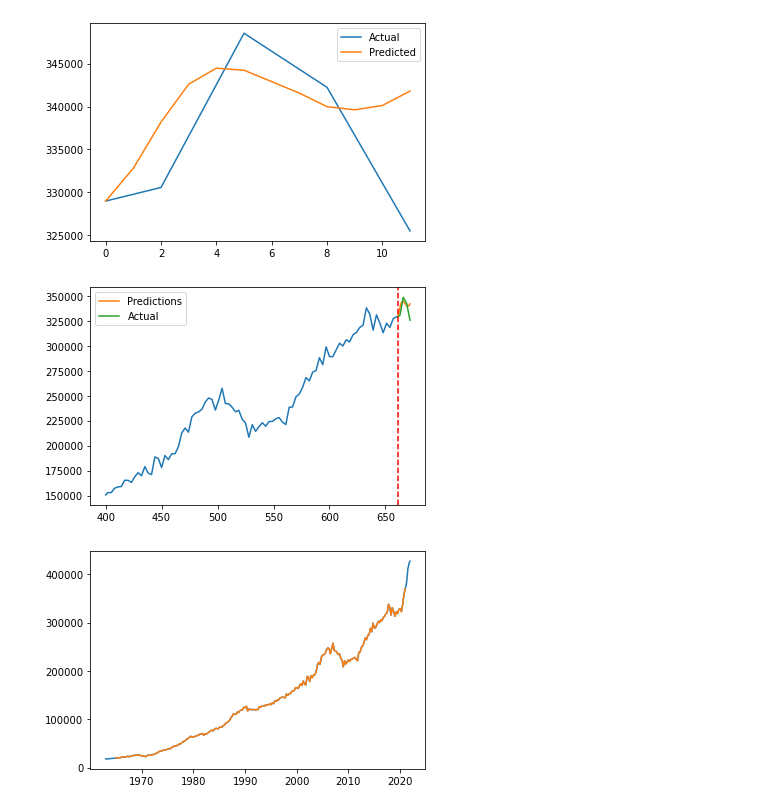
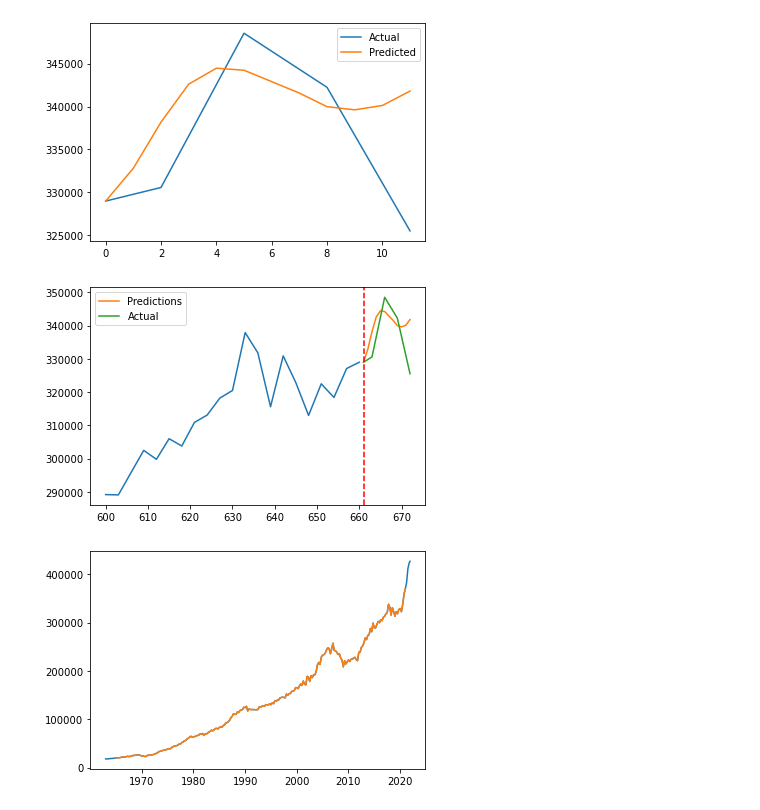
Before and after one commit to hsdistefa/mas-thesis, a Jupyter notebook: Model2.ipynb, the cells around one changed output. Drawn from its saved outputs; the diff is of its cells as text; code cells hidden in the pictures.

Commit message:
Updated actual vs predicted figure to be more zoomed in

```diff
--- a/Model2.ipynb
+++ b/Model2.ipynb
@@ -390,23 +391,23 @@ plt.show()
 # %%
 # Full scale actual vs predicted plot
 N = len(actual_final)
 
-actual_slice = [i for i in range(400, N - OUT_SEQ_LENGTH)]
+actual_slice = [i for i in range(600, N - OUT_SEQ_LENGTH)]
 pred_slice = [i for i in range(N - OUT_SEQ_LENGTH, N)]
-plt.plot(actual_slice, actual_final[400:N - OUT_SEQ_LENGTH])
+plt.plot(actual_slice, actual_final[600:N - OUT_SEQ_LENGTH])
 plt.plot(pred_slice, test_predictions, label='Predictions')
 plt.plot(pred_slice, test_actual, label='Actual')
 plt.axvline(x=len(actual_final)-OUT_SEQ_LENGTH, c='red', linestyle='--')
 
 #print(len(actual_slice))
 #print(len(pred_slice))
 #print(N)
 
 plt.legend()
 plt.savefig('figures/scale_actual_vs_pred.png')
 plt.show()
 # %% [output]
-[figure, old version]
+[figure, new version]
 # %%
 # Reverse transform sanity check
 actual_df = pd.DataFrame(actual_final, index=df_raw['MSPUS'].index[first_idx:-11])
```
Also changed, not shown: parts of 1 cell of this notebook, 1 other file.
